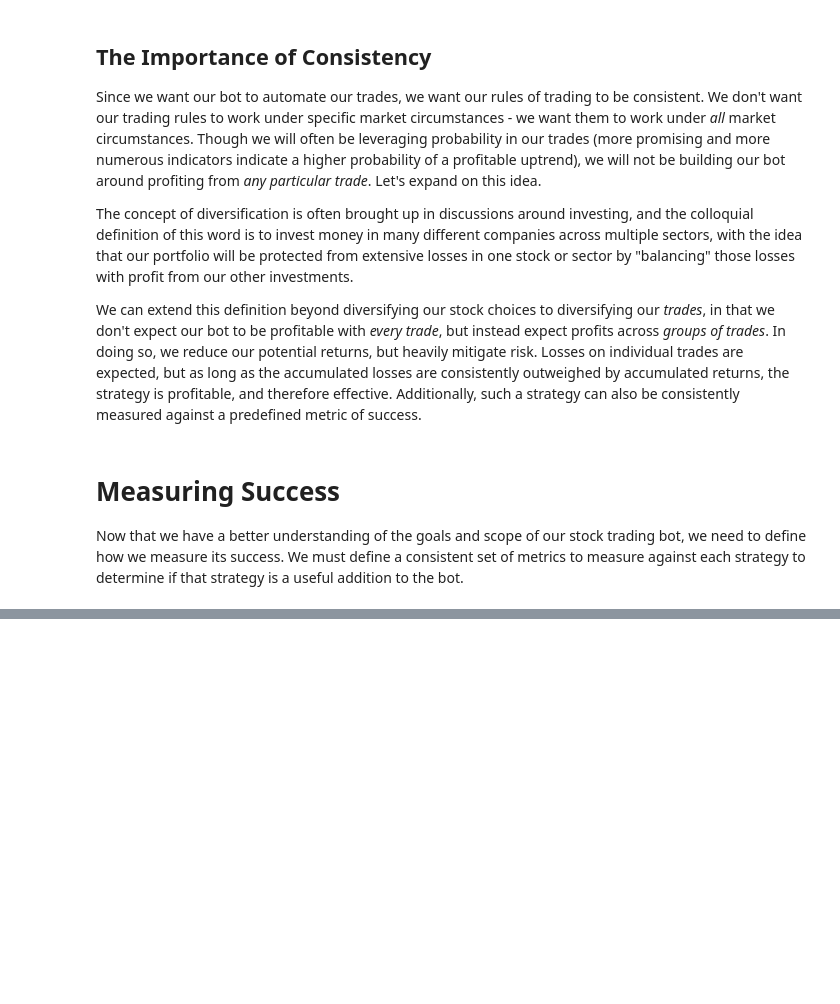
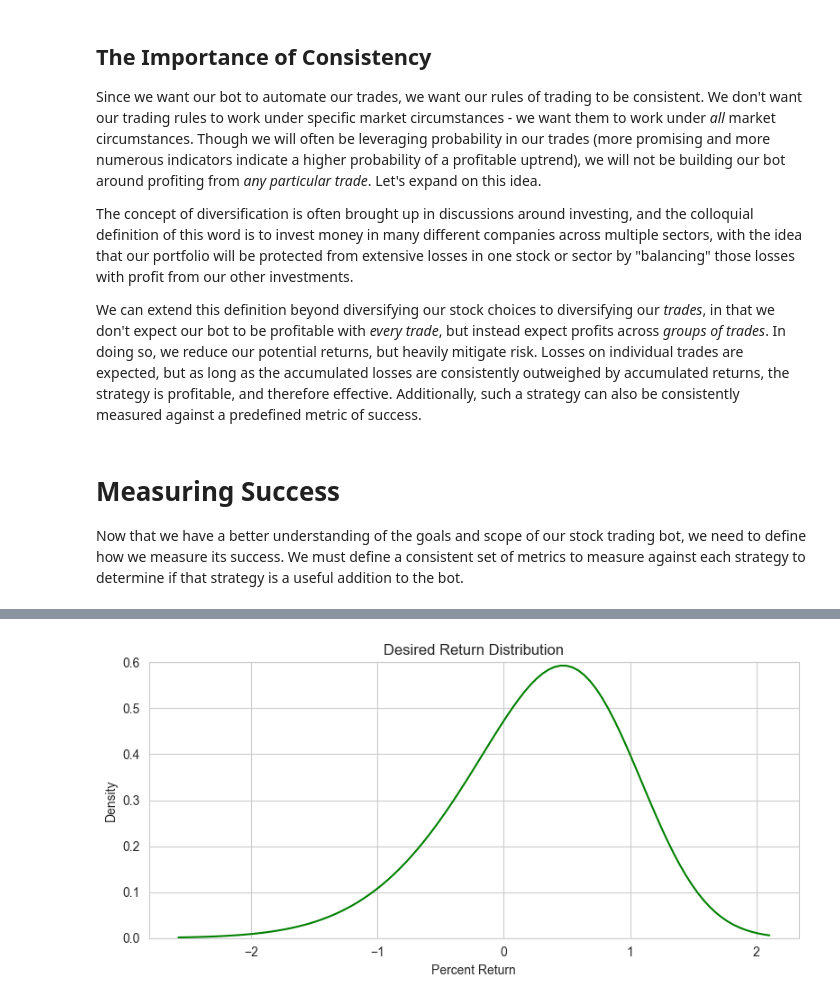
Before and after one commit to zdravoj/stock-bot, a Jupyter notebook: S0_Defining_Trader_Bot.ipynb, the cells around one changed output, grey strips where cells are left out. Drawn from its saved outputs; the diff is of its cells as text; code cells hidden in the pictures; blank space fills up the shorter version.

```diff
--- a/S0_Defining_Trader_Bot.ipynb
+++ b/S0_Defining_Trader_Bot.ipynb
@@ -118,0 +201,12 @@ If we want our strategies to be as robust as possible, we can assume a 1% slippa
+# %%
+a = -2
+x = np.linspace(skewnorm.ppf(0.01, a), skewnorm.ppf(0.9999999, a), 100)
+fig, ax = plt.subplots(figsize=(8, 4))
+ax.plot(x, skewnorm.pdf(x, a, loc=1), 'g-')
+ax.set_ylim(0.0, 0.6)
+ax.set_xlabel('Percent Return')
+ax.set_ylabel('Density')
+ax.set_title('Desired Return Distribution')
+fig.tight_layout();
+# %% [output]
+[figure, added]
```
Also changed, not shown: parts of 10 cells of this notebook, 1 other file.
